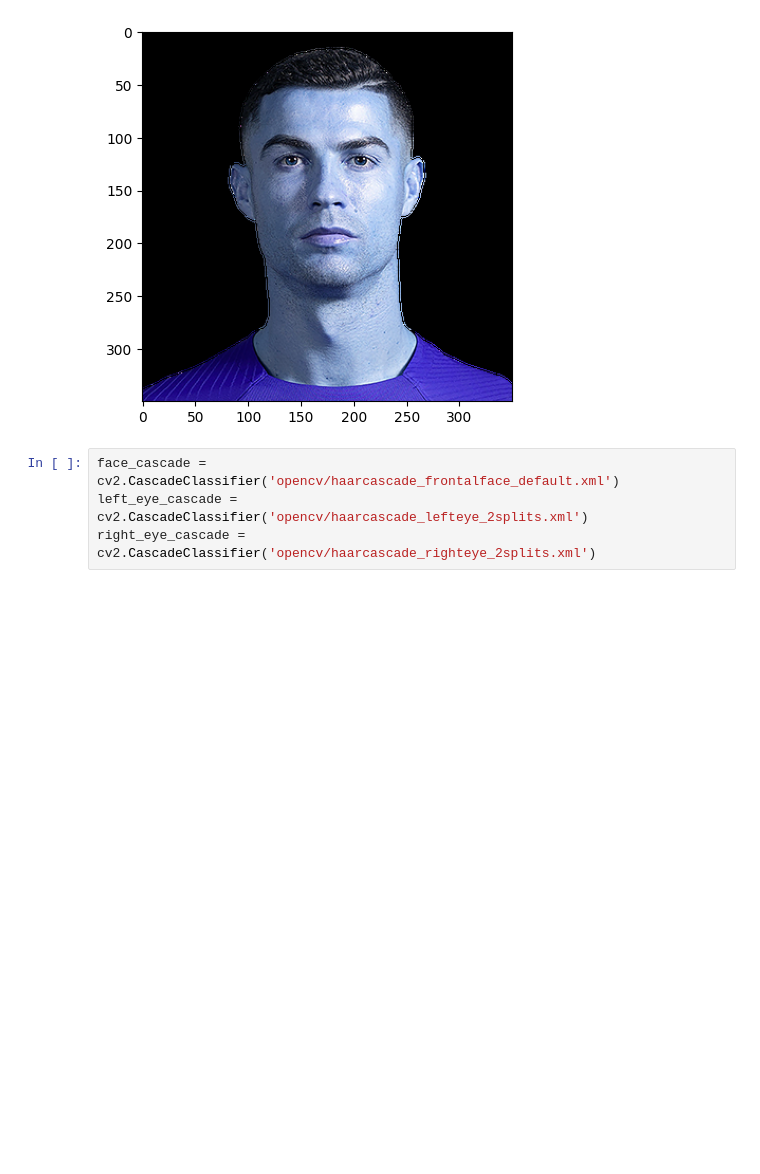
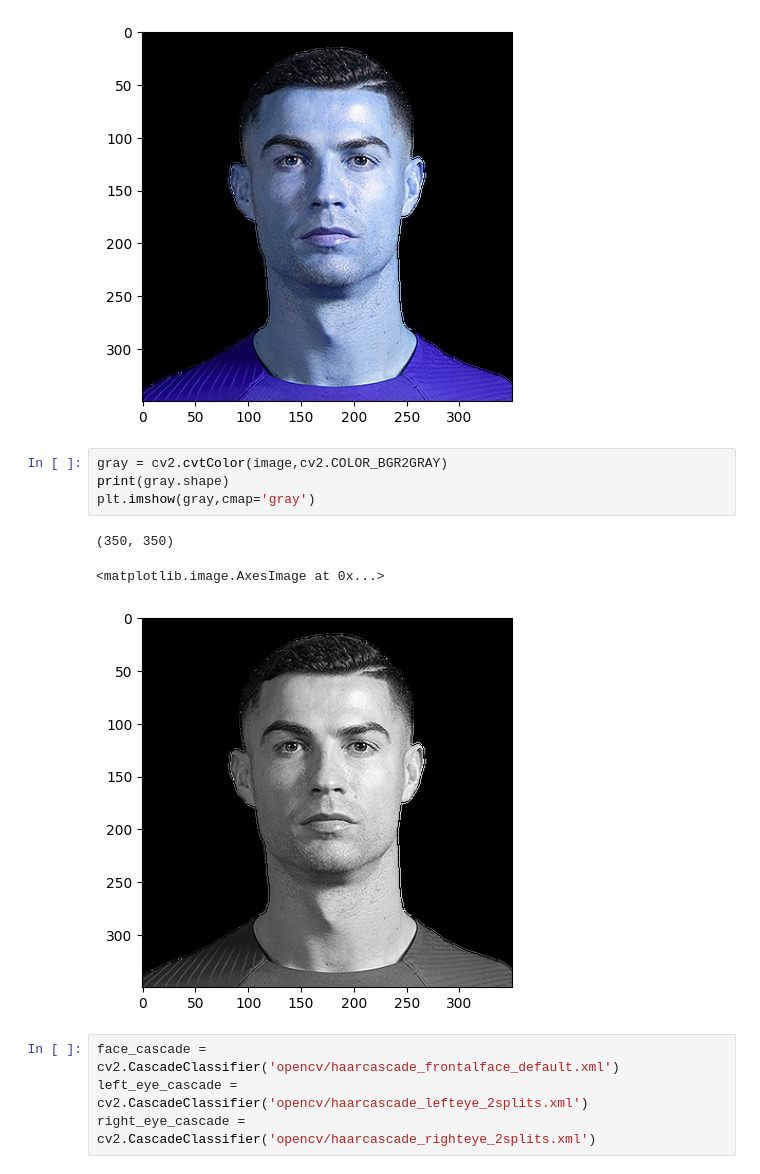
Before and after one commit to krishnasharma4415/SportsCelebrity, a Jupyter notebook: model/ImageClassification.ipynb, the cells around one changed output. Cells and saved outputs as stored; diff of their text form; blank space fills up the shorter version.

```diff
--- a/model/ImageClassification.ipynb
+++ b/model/ImageClassification.ipynb
@@ -12,6 +12,14 @@ plt.imshow(image)
 (350, 350, 3)
 <matplotlib.image.AxesImage at 0x...>
 [figure]
+# %%
+gray = cv2.cvtColor(image,cv2.COLOR_BGR2GRAY)
+print(gray.shape)
+plt.imshow(gray,cmap='gray')
+# %% [output]
+(350, 350)
+<matplotlib.image.AxesImage at 0x...>
+[figure, added]
 # %%
 face_cascade = cv2.CascadeClassifier('opencv/haarcascade_frontalface_default.xml')
 left_eye_cascade = cv2.CascadeClassifier('opencv/haarcascade_lefteye_2splits.xml')
```
Also changed, not shown: parts of 13 cells of this notebook, 15 other files.
